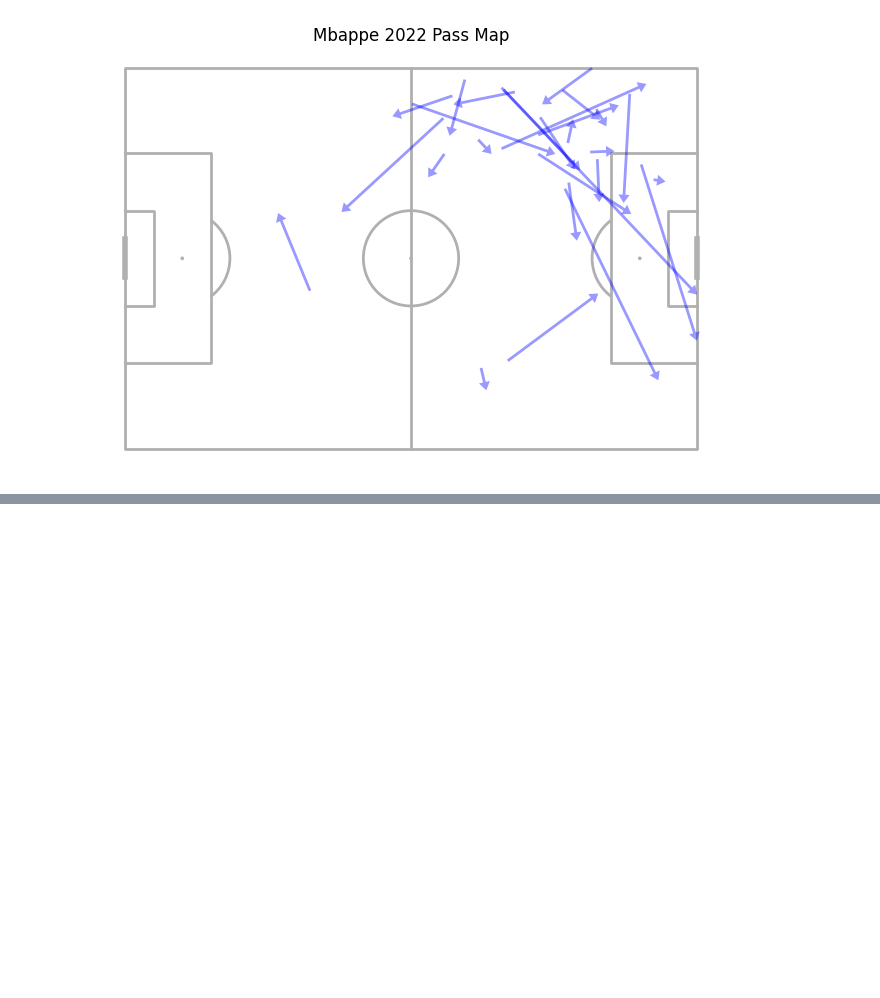
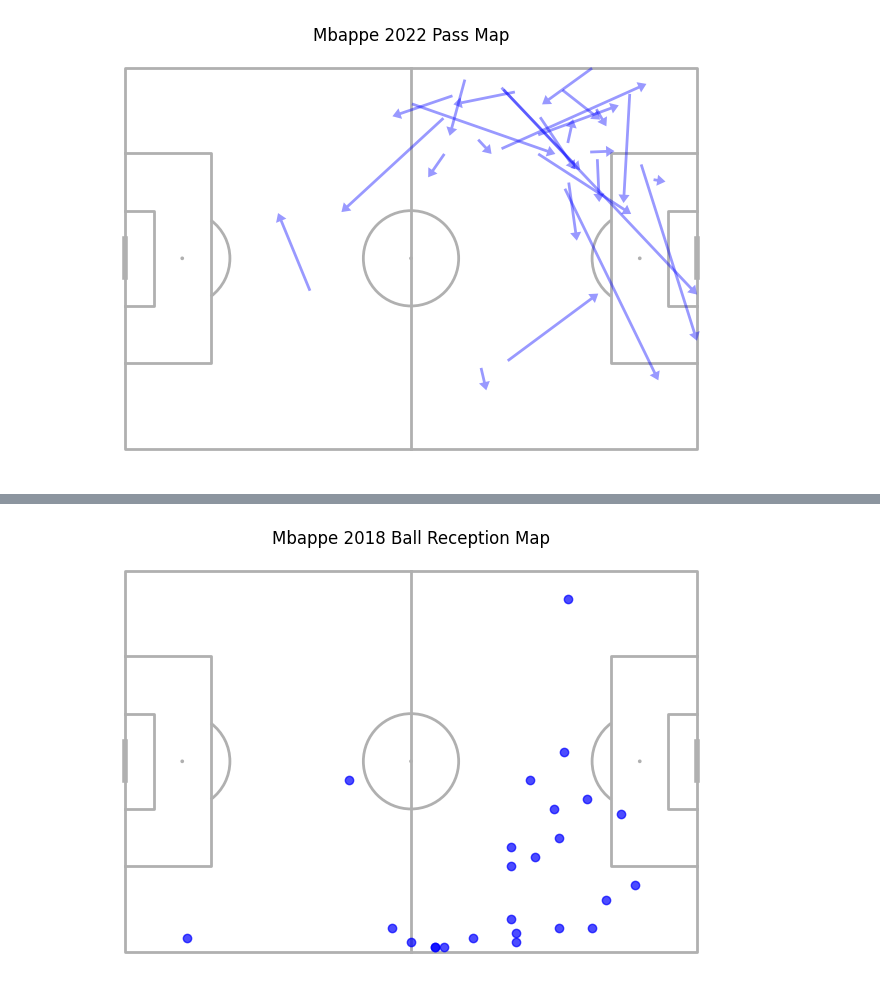
Before and after one commit to alexmiale/soccer_research, a Jupyter notebook: Mbappe WC Final/mbappe.ipynb, the cells around one changed output, grey strips where cells are left out. Saved outputs shown, nothing was run; the diff lists cells and outputs as text; code cells hidden in the pictures; blank space fills up the shorter version.

```diff
--- a/Mbappe WC Final/mbappe.ipynb
+++ b/Mbappe WC Final/mbappe.ipynb
@@ -237,0 +333,18 @@ plt.show()
+# %%
+receive2018 = []
+for event in all2018:
+    try:
+        if event["type"]["name"] == "Ball Receipt*":
+            receive2018.append(event)
+    except: continue
+# %%
+receieve2018coord = list(map(lambda event: event["location"], receive2018))
+rx1_2018, ry1_2018 = np.array(receieve2018coord).T
+# %%
+pitch3 = mpl.Pitch()
+fig3, ax3 = pitch.draw()
+p2 = pitch.scatter(rx1_2018, ry1_2018, alpha=0.7, color="blue", ax=ax3)
+plt.title("Mbappe 2018 Ball Reception Map")
+plt.show()
+# %% [output]
+[figure, added]
```
Also changed, not shown: parts of 16 cells of this notebook.
